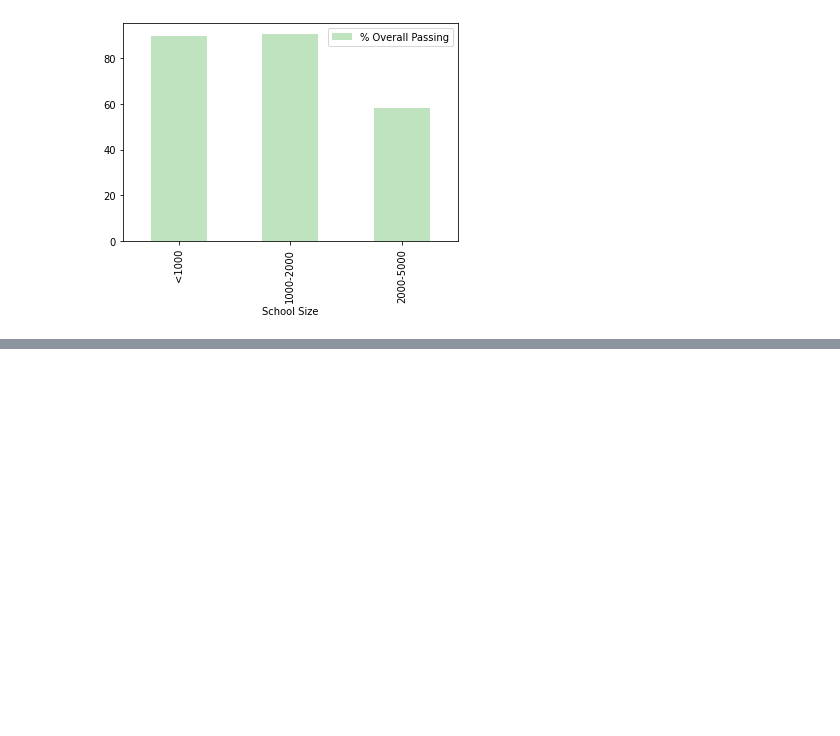
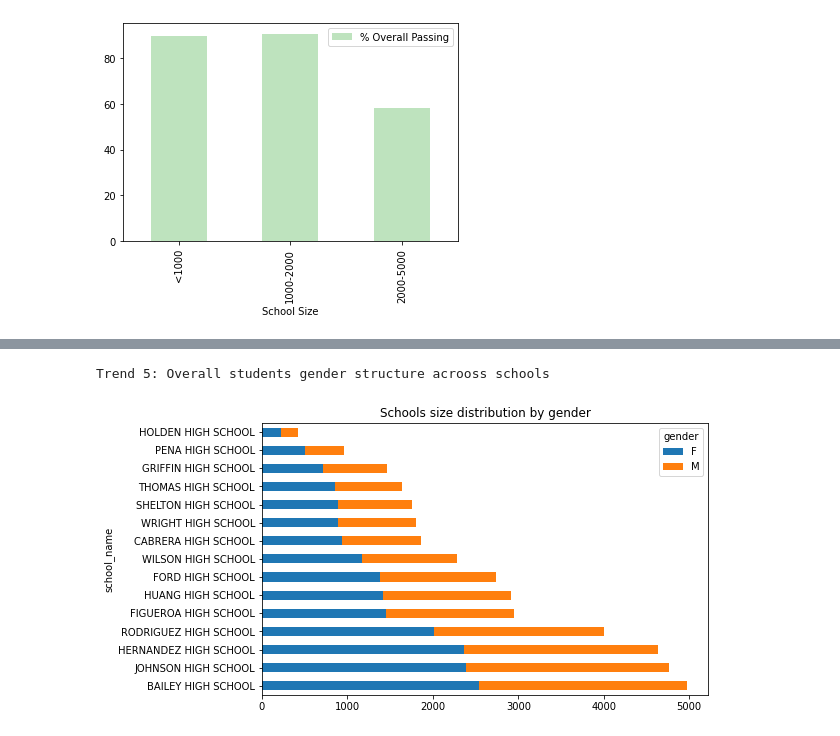
Before and after one commit to OlegRyzhkov2020/pandas-challenge, a Jupyter notebook: PyCitySchools/PyCitySchools_starter.ipynb, the cells around one changed output, grey strips where cells are left out. Saved outputs shown, nothing was run; the diff lists cells and outputs as text; code cells hidden in the pictures; blank space fills up the shorter version.

```diff
--- a/PyCitySchools/PyCitySchools_starter.ipynb
+++ b/PyCitySchools/PyCitySchools_starter.ipynb
@@ -370,6 +370,13 @@ Trend 4: Overall performance among female students is better over male students
 | gender |  |  |  |  |  |  |
 | F | 79.04 | 82.00 | 75.21 | 86.31 | 0.66 | 50.38 |
 | M | 78.93 | 81.76 | 74.75 | 85.29 | 0.65 | 49.62 |
+# %%
+df.groupby([df.index, 'gender'])['size'].count().unstack().sort_values('F', ascending=False).plot(kind='barh', stacked=True, figsize=(8,5),
+                                        title='Schools size distribution by gender').get_figure().savefig('images/gender_chart.png')
+print("\nTrend 5: Overall students gender structure acrooss schools\n")
+# %% [output]
+Trend 5: Overall students gender structure acrooss schools
+[figure, added]
 # %%
 # record time after execution
 end_time = time.time()
```
Also changed, not shown: parts of 2 cells of this notebook, 2 other files.
